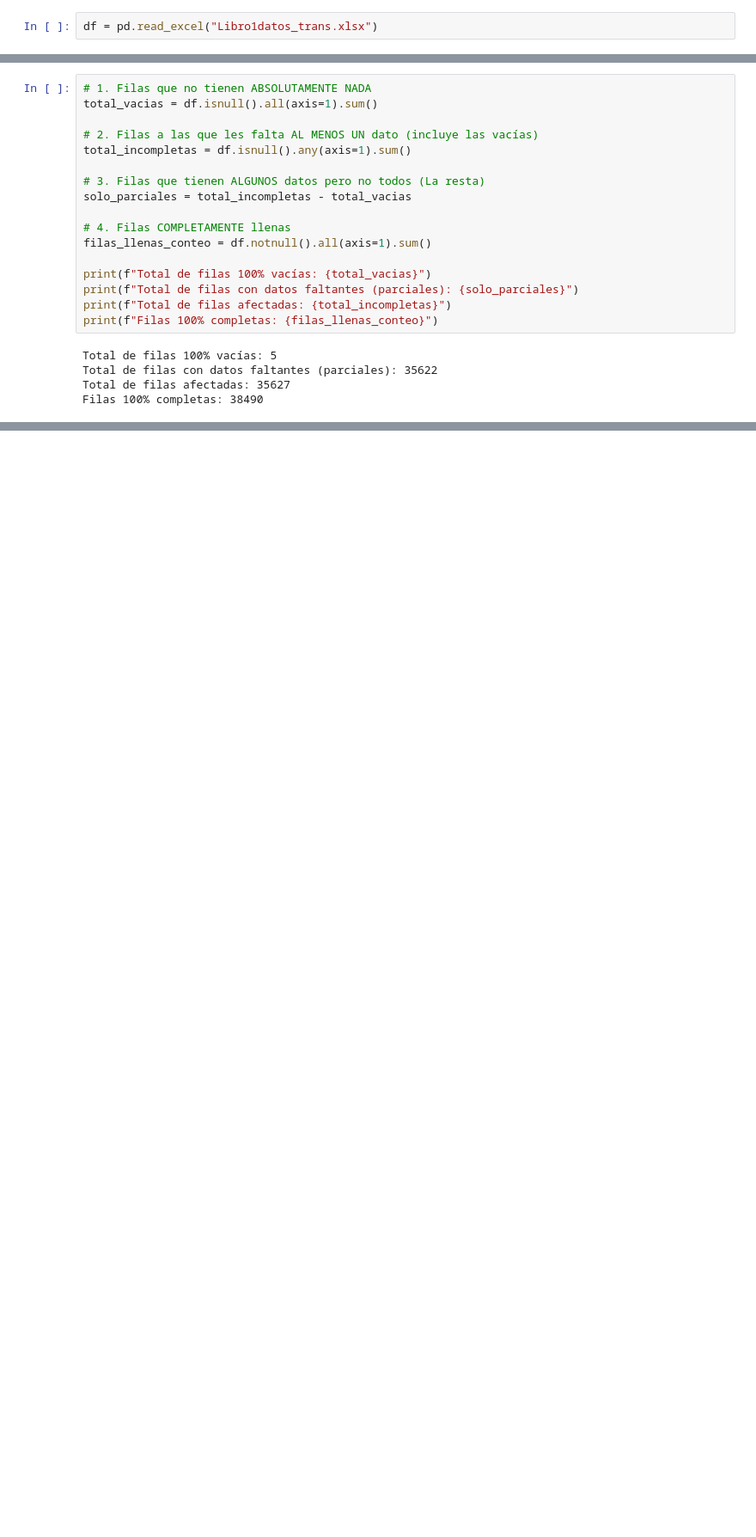
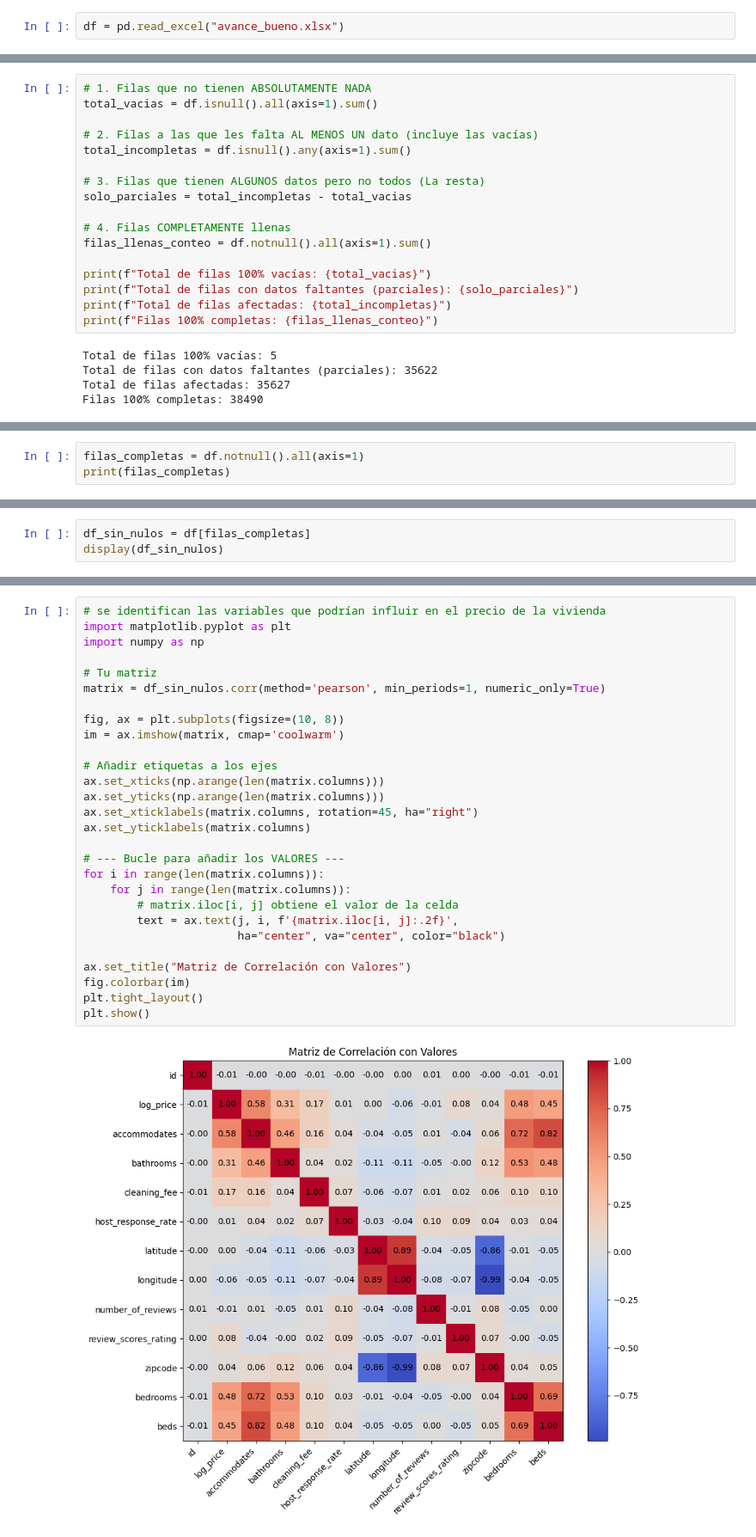
Before and after one commit to SAMCPA07/copias_collab_data-science, a Jupyter notebook: avance_proyecto.ipynb, the cells around one changed output, grey strips where cells are left out. Shown at 86% size. Saved outputs shown, nothing was run; the diff lists cells and outputs as text; blank space fills up the shorter version.

```diff
--- a/avance_proyecto.ipynb
+++ b/avance_proyecto.ipynb
@@ -16,7 +16,7 @@ import pandas as pd
 # %% [markdown]
 # ALMACENAMIENTO
 # %%
-df = pd.read_excel("Libro1datos_trans.xlsx")
+df = pd.read_excel("avance_bueno.xlsx")
 # %% [markdown]
 # Medidas de Cálculo
 # %%
@@ -128,0 +125,3 @@ Filas 100% completas: 38490
+# %%
+filas_completas = df.notnull().all(axis=1)
+print(filas_completas)
@@ -128,0 +141,3 @@ Filas 100% completas: 38490
+# %%
+df_sin_nulos = df[filas_completas]
+display(df_sin_nulos)
@@ -128,0 +467,30 @@ Filas 100% completas: 38490
+# %%
+# se identifican las variables que podrían influir en el precio de la vivienda
+import matplotlib.pyplot as plt
+import numpy as np
+
+# Tu matriz
+matrix = df_sin_nulos.corr(method='pearson', min_periods=1, numeric_only=True)
+
+fig, ax = plt.subplots(figsize=(10, 8))
+im = ax.imshow(matrix, cmap='coolwarm')
+
+# Añadir etiquetas a los ejes
+ax.set_xticks(np.arange(len(matrix.columns)))
+ax.set_yticks(np.arange(len(matrix.columns)))
+ax.set_xticklabels(matrix.columns, rotation=45, ha="right")
+ax.set_yticklabels(matrix.columns)
+
+# --- Bucle para añadir los VALORES ---
+for i in range(len(matrix.columns)):
+    for j in range(len(matrix.columns)):
+        # matrix.iloc[i, j] obtiene el valor de la celda
+        text = ax.text(j, i, f'{matrix.iloc[i, j]:.2f}',
+                       ha="center", va="center", color="black")
+
+ax.set_title("Matriz de Correlación con Valores")
+fig.colorbar(im)
+plt.tight_layout()
+plt.show()
+# %% [output]
+[figure, added]
```
Also changed, not shown: parts of 64 cells of this notebook.
